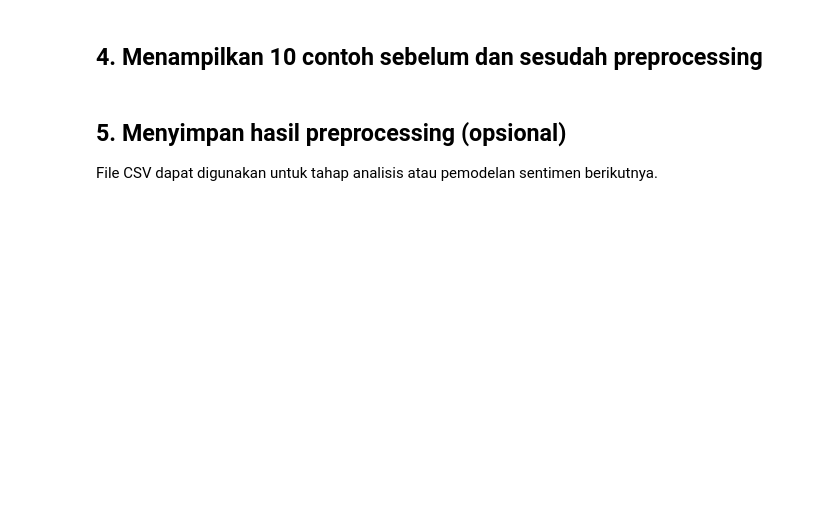
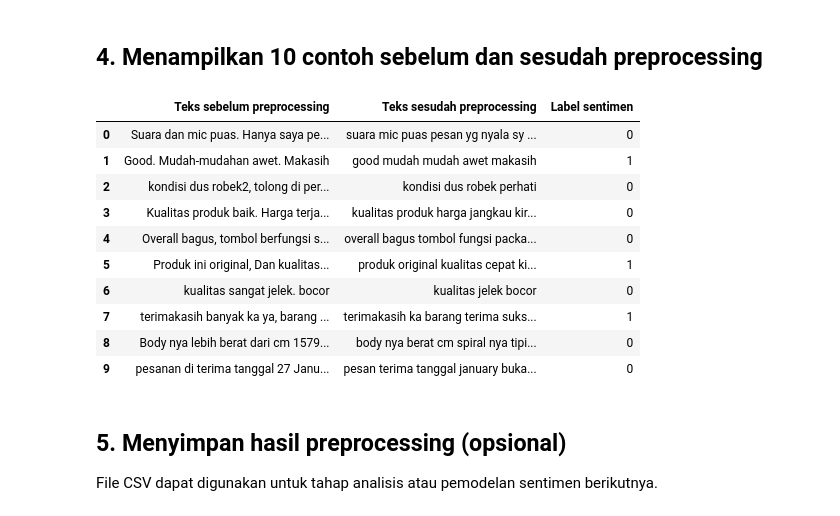
Before and after one commit to rijalmahyu8-ui/mahyu-rijal-preprocessing-sentimen-ecommerce, a Jupyter notebook: preprocessing_sentimen_ecommerce.ipynb, the cells around one changed output. Cells and saved outputs as stored; diff of their text form; code cells hidden in the pictures; blank space fills up the shorter version.

```diff
--- a/preprocessing_sentimen_ecommerce.ipynb
+++ b/preprocessing_sentimen_ecommerce.ipynb
@@ -117,8 +174,26 @@ display(df[["review", "review_preprocessed", "sentimen"]].head(10))
 ## 4. Menampilkan 10 contoh sebelum dan sesudah preprocessing
 # %%
 contoh = df[["review", "review_preprocessed", "sentimen"]].head(10).copy()
-contoh.columns = ["Teks sebelum preprocessing", "Teks sesudah preprocessing", "Label sentimen"]
-display(contoh.to_string(index=False))
+
+contoh.columns = [
+    "Teks sebelum preprocessing",
+    "Teks sesudah preprocessing",
+    "Label sentimen"
+]
+
+display(contoh)
+# %% [output]
+|  | Teks sebelum preprocessing | Teks sesudah preprocessing | Label sentimen |
+| 0 | Suara dan mic puas. Hanya saya pe... | suara mic puas pesan yg nyala sy ... | 0 |
+| 1 | Good. Mudah-mudahan awet. Makasih | good mudah mudah awet makasih | 1 |
+| 2 | kondisi dus robek2, tolong di per... | kondisi dus robek perhati | 0 |
+| 3 | Kualitas produk baik. Harga terja... | kualitas produk harga jangkau kir... | 0 |
+| 4 | Overall bagus, tombol berfungsi s... | overall bagus tombol fungsi packa... | 0 |
+| 5 | Produk ini original, Dan kualitas... | produk original kualitas cepat ki... | 1 |
+| 6 | kualitas sangat jelek. bocor | kualitas jelek bocor | 0 |
+| 7 | terimakasih banyak ka ya, barang ... | terimakasih ka barang terima suks... | 1 |
+| 8 | Body nya lebih berat dari cm 1579... | body nya berat cm spiral nya tipi... | 0 |
+| 9 | pesanan di terima tanggal 27 Janu... | pesan terima tanggal january buka... | 0 |
 # %% [markdown]
 ## 5. Menyimpan hasil preprocessing (opsional)
 
```
Also changed, not shown: parts of 5 cells of this notebook.
